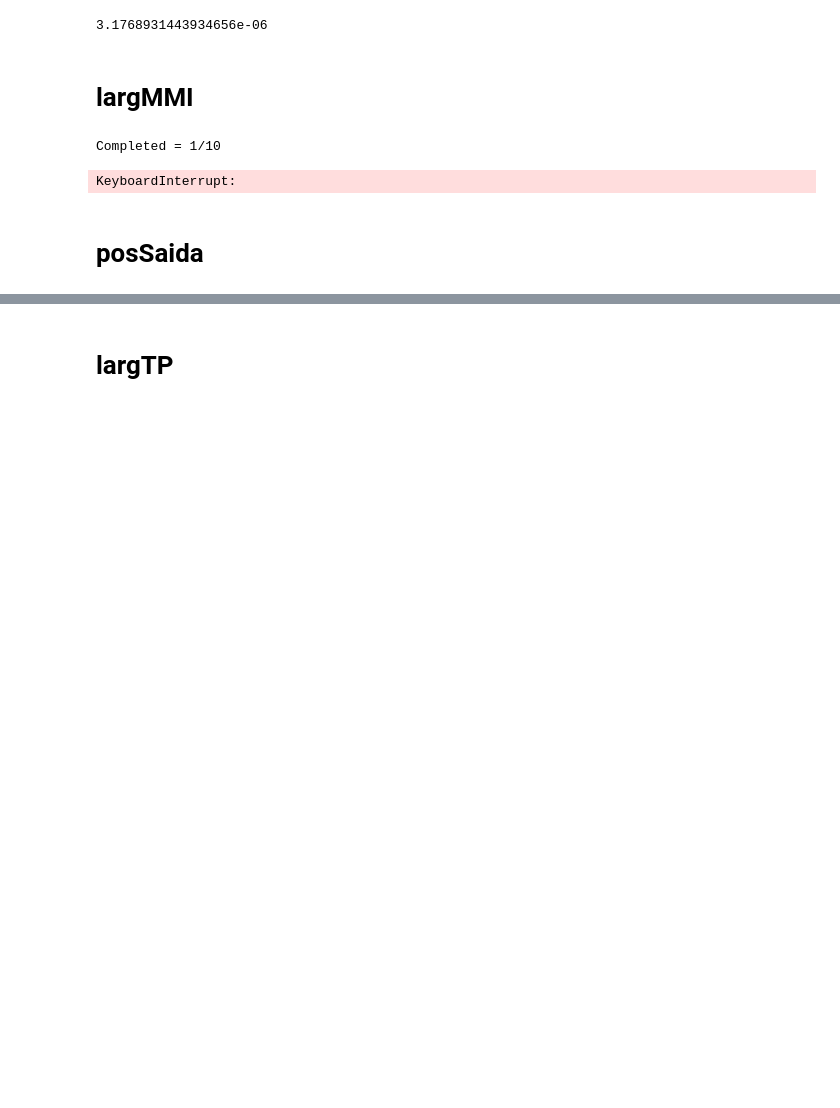
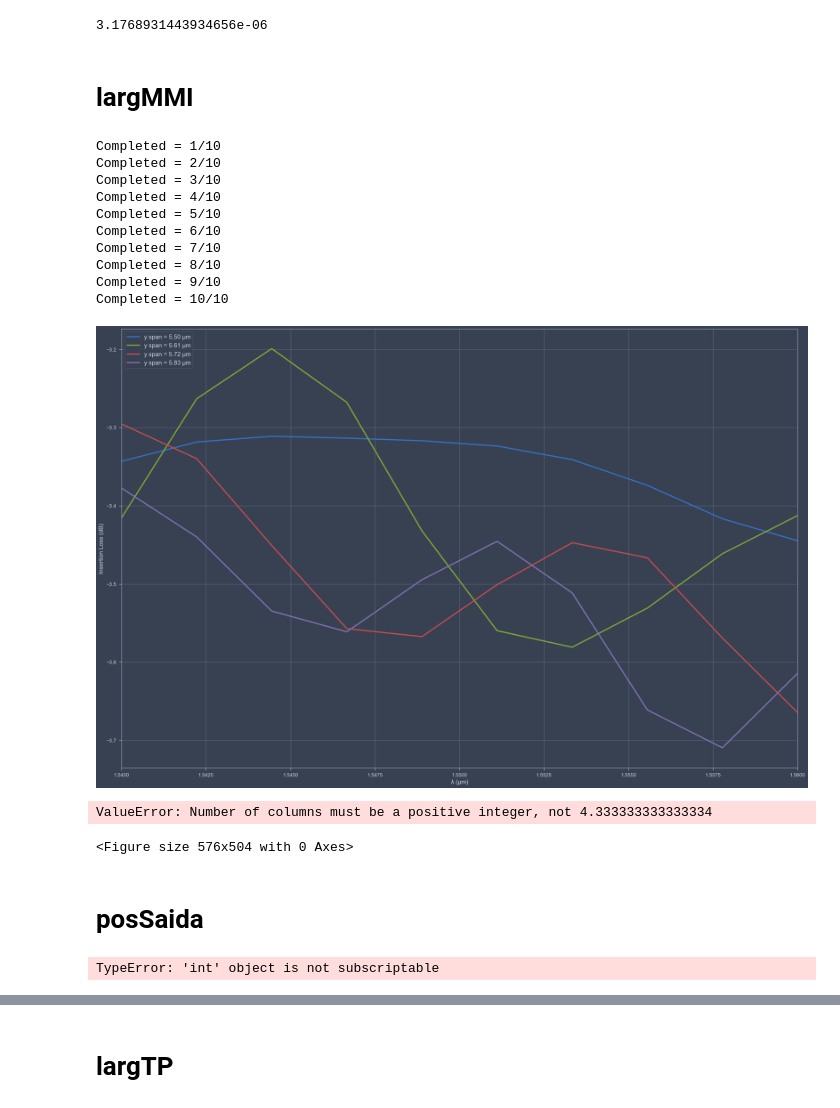
Before and after one commit to ringokin/MMI-photonics, a Jupyter notebook: backupzinho.ipynb, the cells around one changed output, grey strips where cells are left out. Cells and saved outputs as stored; diff of their text form; code cells hidden in the pictures; blank space fills up the shorter version.

```diff
--- a/backupzinho.ipynb
+++ b/backupzinho.ipynb
@@ -10,9 +10,9 @@ from IPython.display import display, Math
 ###############################################################
 # LINUX PATH
 
-sys.path.append("/opt/lumerical/v221/api/python") #Default linux lumapi path
-import lumapi
-sys.path.append(os.path.dirname("/home/fotonica04/Documentos/GitHub/MMI-photonics")) #Current directory
+# sys.path.append("/opt/lumerical/v221/api/python") #Default linux lumapi path
+# import lumapi
+# sys.path.append(os.path.dirname("/home/fotonica04/Documentos/GitHub/MMI-photonics")) #Current directory
 
 
 ###############################################################
@@ -21,9 +21,11 @@ sys.path.append(os.path.dirname("/home/fotonica04/Documentos/GitHub/MMI-photonic
 # spec_win = importlib.util.spec_from_file_location('lumapi', 'C:\\Program Files\\Lumerical\\v202\\api\\python\\lumapi.py')
 # lumapi = importlib.util.module_from_spec(spec_win)
 # os.add_dll_directory("C:/Program Files/Lumerical/v202/api/python")
-# sys.path.append(os.path.dirname('C:/Users/Caio/Documents/GitHub/Photonics-training/Projects/MMI/Lumericalfiles/'))
+# sys.path.append(os.path.dirname('C:\Users\lucas\Desktop\Vh\MMI-photonics-main'))
 # spec_win.loader.exec_module(lumapi)
 
+os.add_dll_directory('C:\\Program Files\\Lumerical\\v202\\api\\python\\')
+lumapi = imp.load_source('lumapi','C:\\Program Files\\Lumerical\\v202\\api\\python\\lumapi.py')
 #alteração 2
 # %%
 def CalculaMMI(largura, nf, nc, lambda0, modo, nimagens):
@@ -640,6 +647,11 @@ for i in range(nSimu):
     lum.setnamed('EME::Ports::port_2', 'y', posSaida1[i])
     lum.setnamed('EME::Ports::port_3', 'y', posSaida2)
     lum.setnamed('EME::Ports::port_4', 'y', posSaida3[i])
+    lum.setnamed('EME::Ports::port_2', 'y span', posSaida[i])
+    lum.setnamed('EME::Ports::port_3', 'y span', posSaida[i])
+    lum.setnamed('EME::Ports::port_4', 'y span', posSaida[i])
+
+
 
 
     lum.run()
@@ -663,39 +675,51 @@ for i in range(nSimu):
     print('Completed = {}/{}'.format(i+1,nSimu))
 # %% [output]
 Completed = 1/10
+Completed = 2/10
+Completed = 3/10
+Completed = 4/10
+Completed = 5/10
+Completed = 6/10
+Completed = 7/10
+Completed = 8/10
+Completed = 9/10
+Completed = 10/10
-KeyboardInterrupt:
 # %%
 
 
 loss = 10*np.log10(s21 + s31 + s41)
-plt.figure(figsize = (12,12))
-for i in range(nSimu):
+plt.figure(figsize = (30,20))
+for i in range(4):
     plt.plot(lmbd, loss[:,i], label = 'y span = {:.2f} μm'.format(largMMI[i]*1e6,3), linewidth = 3)
 plt.xlim(1.54, 1.56)
 # plt.ylim(-1, 0)
 plt.xlabel('λ (μm)', fontsize = 15)
 plt.ylabel('Insertion Loss (dB)', fontsize = 15)
 plt.grid(True)
 plt.legend(loc ='upper left', fontsize = 15)
 plt.show()
 # plt.savefig('Imagens/Loss x Box span')
 
 if nSimu%3:
     altura = nSimu/3 + 1
 else:
     altura = nSimu
 
 if nSimu < 3:
     largura = nSimu
 else:
     largura = 3
 
 fig, axs = plt.subplots(largura,altura)
 for i in range(nSimu):
     axs[i%3, i/3].set_title('y span = {:.2f} μm'.format(largMMI[i]*1e6,3))
     axs[i%3, i/3].plot(lmbd, s21[:, i], label = 'saida {} μm'.format(1))
     axs[i%3, i/3].plot(lmbd, s31[:, i], label = 'saida {} μm'.format(2))
     axs[i%3, i/3].plot(lmbd, s41[:, i], label = 'saida {} μm'.format(3))
+# %% [output]
+[figure, added]
+ValueError: Number of columns must be a positive integer, not 4.333333333333334
+<Figure size 576x504 with 0 Axes>
 # %% [markdown]
 # posSaida
 # %%
@@ -775,6 +804,10 @@ posSaida3 = ycentro - posSaida
 s21 = np.zeros([10,nSimu])
 s31 = np.zeros([10,nSimu])
 s41 = np.zeros([10,nSimu])
+# %%
+posSaida2[0]
+# %% [output]
+TypeError: 'int' object is not subscriptable
 # %%
 
 
```
Also changed, not shown: parts of 6 cells of this notebook.
